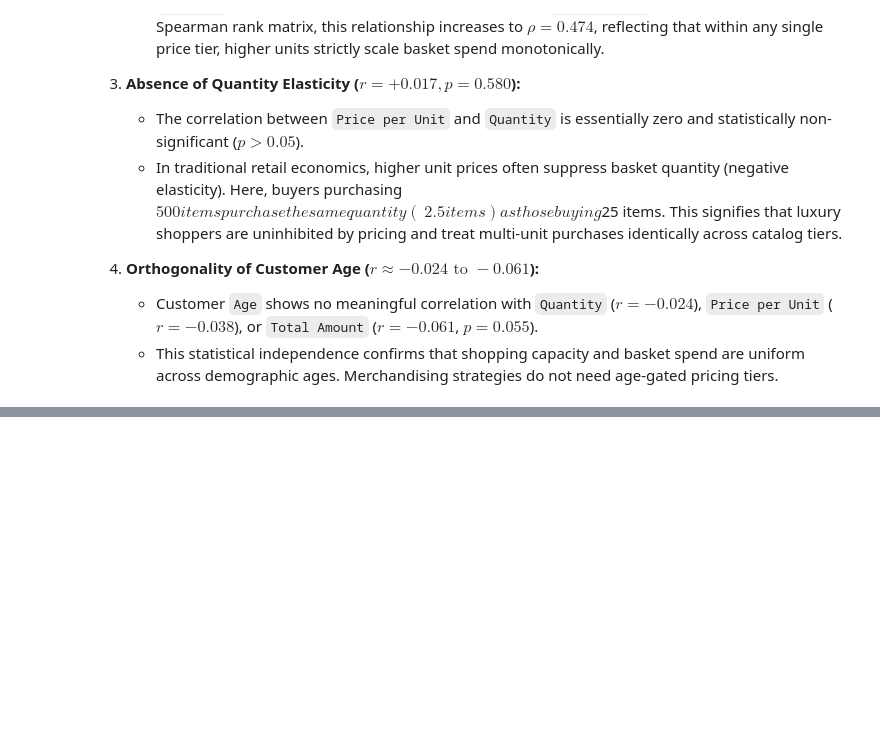
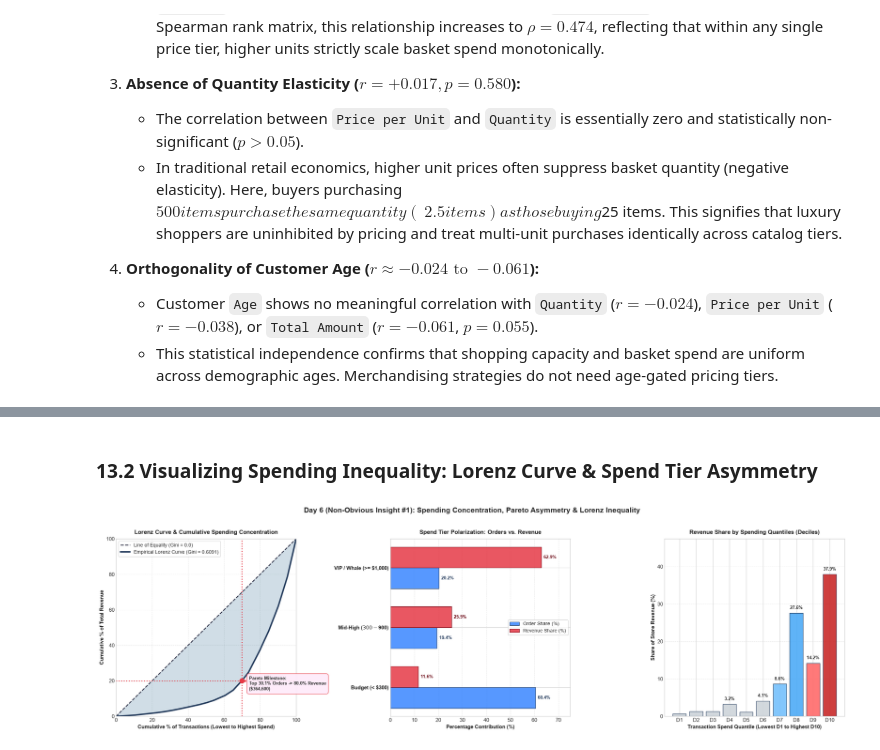
Before and after one commit to addu91577-sketch/OIBSIP, a Jupyter notebook: DataAnalytics-L1-EDARetailSales/Notebooks/01_retail_sales_eda.ipynb, the cells around one changed output, grey strips where cells are left out. Saved outputs shown, nothing was run; the diff lists cells and outputs as text; code cells hidden in the pictures; blank space fills up the shorter version.

Commit message:
feat(eda): day 6 - advanced non-obvious visual insights, pareto concentration profiling, and strategic business recommendations

```diff
--- a/DataAnalytics-L1-EDARetailSales/Notebooks/01_retail_sales_eda.ipynb
+++ b/DataAnalytics-L1-EDARetailSales/Notebooks/01_retail_sales_eda.ipynb
@@ -1825,0 +1914,76 @@ plt.show()
+# %% [markdown]
+### 13.2 Visualizing Spending Inequality: Lorenz Curve & Spend Tier Asymmetry
+# %%
+screenshots_dir = os.path.join("..", "screenshots") if os.path.exists(os.path.join("..", "screenshots")) else (os.path.join(".", "screenshots") if os.path.exists(os.path.join(".", "screenshots")) else os.path.join("screenshots"))
+os.makedirs(screenshots_dir, exist_ok=True)
+
+fig, (ax1, ax2, ax3) = plt.subplots(1, 3, figsize=(22, 6.5))
+fig.suptitle('Day 6 (Non-Obvious Insight #1): Spending Concentration, Pareto Asymmetry & Lorenz Inequality', fontsize=15, fontweight='bold', y=1.02)
+
+# Panel 1: Lorenz Curve
+ax1.plot([0, 100], [0, 100], color='#2b2d42', linestyle='--', linewidth=1.8, label='Line of Equality (Gini = 0.0)')
+ax1.plot(cum_orders_pct, cum_revenue_pct, color='#1d3557', linewidth=3, label=f'Empirical Lorenz Curve (Gini = {gini_coeff:.4f})')
+ax1.fill_between(cum_orders_pct, cum_orders_pct, cum_revenue_pct, color='#457b9d', alpha=0.25)
+
+# Annotate Pareto Milestone
+pareto_x = 100 - pareto_80_order_pct
+pareto_y = 20.0
+ax1.axvline(pareto_x, color='#e63946', linestyle=':', linewidth=2)
+ax1.axhline(pareto_y, color='#e63946', linestyle=':', linewidth=2)
+ax1.scatter([pareto_x], [pareto_y], color='#e63946', s=100, zorder=5)
+ax1.annotate(f'Pareto Milestone:\nTop {pareto_80_order_pct:.1f}% Orders -> {100-pareto_y:.1f}% Revenue\n(${sorted_desc["Total Amount"].iloc[:pareto_80_orders].sum():,.0f})',
+             (pareto_x, pareto_y), xytext=(15, -20), textcoords='offset points',
+             bbox=dict(boxstyle='round,pad=0.5', facecolor='#feeafa', edgecolor='#e63946', alpha=0.9),
+             fontsize=9.5, fontweight='bold', arrowprops=dict(arrowstyle='->', color='#e63946', lw=1.5))
+
+ax1.set_title('Lorenz Curve & Cumulative Spending Concentration', fontsize=12, fontweight='bold', pad=10)
+ax1.set_xlabel('Cumulative % of Transactions (Lowest to Highest Spend)', fontsize=10.5, fontweight='bold')
+ax1.set_ylabel('Cumulative % of Total Revenue', fontsize=10.5, fontweight='bold')
+ax1.legend(loc='upper left', frameon=True, fontsize=10)
+ax1.grid(True, linestyle='--', alpha=0.5)
+ax1.set_xlim([0, 100])
+ax1.set_ylim([0, 100])
+
+# Panel 2: Spend Tier Asymmetry
+y_pos = np.arange(len(spend_tier_summary))
+bar_height = 0.35
+
+rects1 = ax2.barh(y_pos - bar_height/2, spend_tier_summary['Order_Share_Pct'], bar_height, label='Order Share (%)', color='#3a86ff', edgecolor='#1d3557', alpha=0.85)
+rects2 = ax2.barh(y_pos + bar_height/2, spend_tier_summary['Revenue_Share_Pct'], bar_height, label='Revenue Share (%)', color='#e63946', edgecolor='#67000d', alpha=0.85)
+
+ax2.set_yticks(y_pos)
+ax2.set_yticklabels(spend_tier_summary.index, fontsize=10.5, fontweight='bold')
+ax2.set_title('Spend Tier Polarization: Orders vs. Revenue', fontsize=12, fontweight='bold', pad=10)
+ax2.set_xlabel('Percentage Contribution (%)', fontsize=10.5, fontweight='bold')
+ax2.legend(loc='center right', frameon=True, fontsize=10)
+ax2.grid(True, linestyle='--', alpha=0.5, axis='x')
+
+for rect in rects1:
+    w = rect.get_width()
+    ax2.text(w + 1, rect.get_y() + rect.get_height()/2, f'{w:.1f}%', va='center', ha='left', fontsize=9.5, fontweight='bold', color='#1d3557')
+for rect in rects2:
+    w = rect.get_width()
+    ax2.text(w + 1, rect.get_y() + rect.get_height()/2, f'{w:.1f}%', va='center', ha='left', fontsize=9.5, fontweight='bold', color='#67000d')
+ax2.set_xlim([0, 75])
+
+# Panel 3: Revenue Concentration by Deciles
+df['Amount_Decile'] = pd.qcut(df['Total Amount'], q=10, labels=[f'D{i}' for i in range(1, 11)], duplicates='drop')
+decile_rev = df.groupby('Amount_Decile', observed=False)['Total Amount'].sum() / df['Total Amount'].sum() * 100
+decile_colors = ['#ced4da']*6 + ['#74c0fc', '#4dabf7', '#ff6b6b', '#c92a2a']
+bars3 = ax3.bar(decile_rev.index, decile_rev.values, color=decile_colors, edgecolor='#1d3557', alpha=0.9)
+ax3.set_title('Revenue Share by Spending Quantiles (Deciles)', fontsize=12, fontweight='bold', pad=10)
+ax3.set_xlabel('Transaction Spend Quantile (Lowest D1 to Highest D10)', fontsize=10.5, fontweight='bold')
+ax3.set_ylabel('Share of Store Revenue (%)', fontsize=10.5, fontweight='bold')
+ax3.grid(True, linestyle='--', alpha=0.5, axis='y')
+
+for bar in bars3:
+    h = bar.get_height()
+    if h > 2:
+        ax3.text(bar.get_x() + bar.get_width()/2, h + 0.8, f'{h:.1f}%', ha='center', va='bottom', fontsize=9, fontweight='bold')
+ax3.set_ylim([0, max(decile_rev.values) * 1.25])
+
+plt.tight_layout()
+plt.savefig(os.path.join(screenshots_dir, '14_pareto_lorenz_spending_concentration.png'), dpi=300, bbox_inches='tight')
+plt.show()
+# %% [output]
+[figure, added]
```
Also changed, not shown: parts of 17 cells of this notebook, 4 other files.
